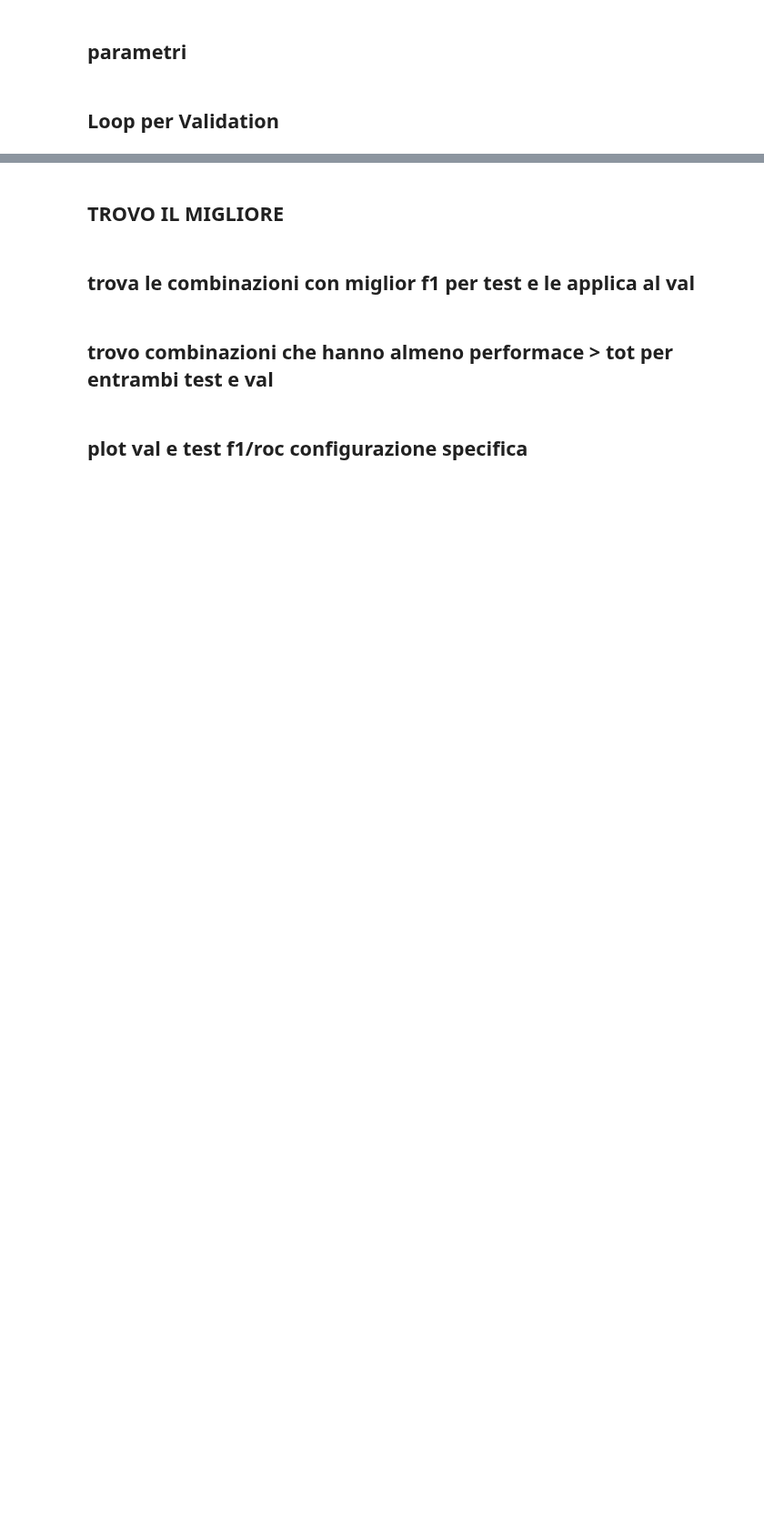
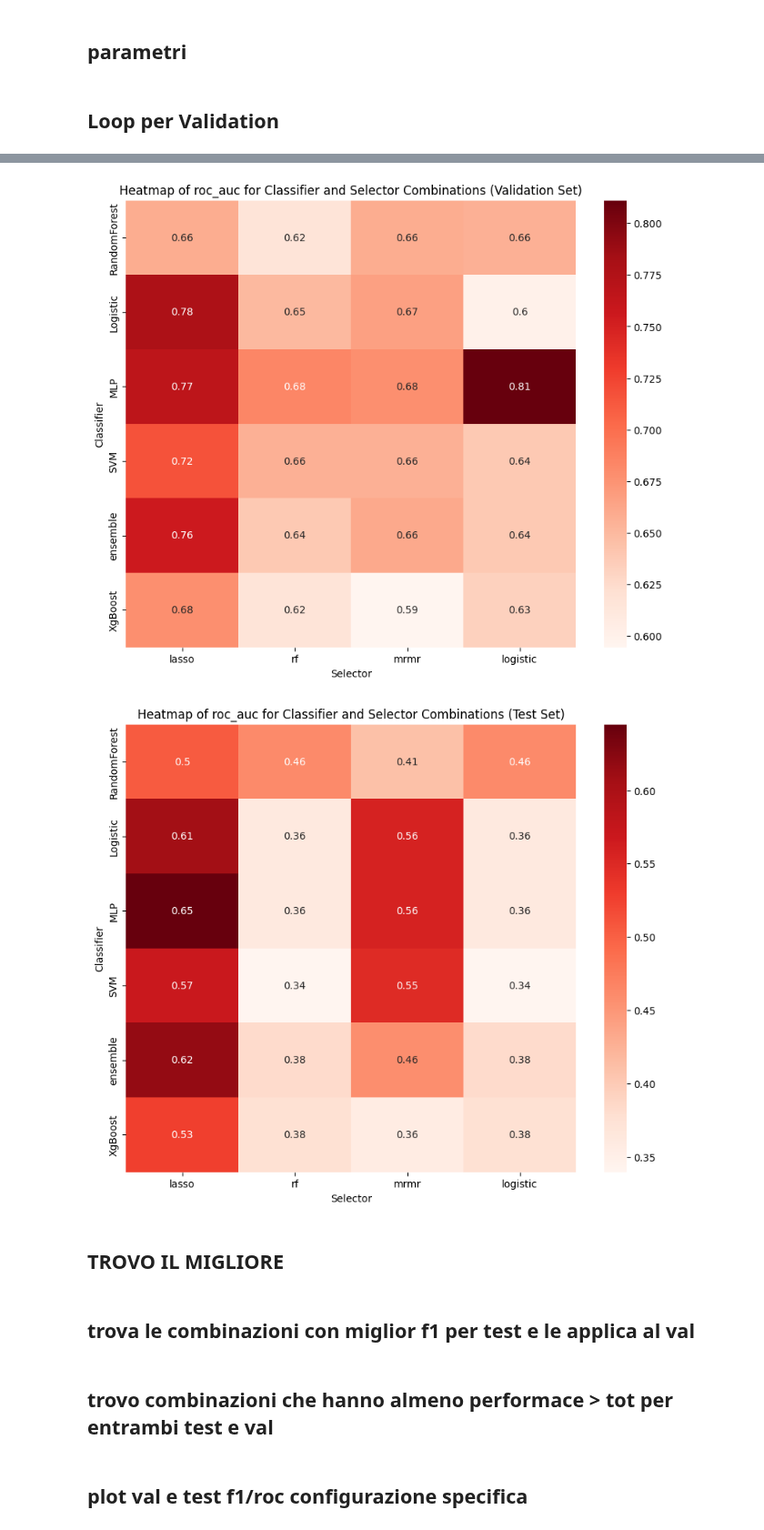
Before and after one commit to alessiamenozzi/TesiBaroniMenozzi, a Jupyter notebook: ClassificatoriFINAL/Classificatore2D1VALIDATION.ipynb, the cells around one changed output, grey strips where cells are left out. Shown at 91% size. Drawn from its saved outputs; the diff is of its cells as text; code cells hidden in the pictures; blank space fills up the shorter version.

```diff
--- a/ClassificatoriFINAL/Classificatore2D1VALIDATION.ipynb
+++ b/ClassificatoriFINAL/Classificatore2D1VALIDATION.ipynb
@@ -671,9 +682,12 @@ for i, classifier in enumerate(classifiers):
                 for alpha in alpha_values:
                     print("Doing alpha ", alpha )
                     classi= classifierinitialization(classifier)
-                    best_case_val= classification_method(selector, classi, alpha, X_train_reduced, Y_train, X_val_reduced, y_val, 0, mode="Val", selected_features=[0], thresholds=0.5)
 
-                    if(best_case_val==0):
+                    x_resized, y_resized = smote.fit_resample(X_train_reduced, Y_train)
+
+                    best_case_val= classification_method(selector, classi, alpha, x_resized, y_resized, X_val_reduced, y_val, 0, mode="Val", selected_features=[0], thresholds=0.5)
+
+                    if(best_case_val==0 or best_case_val['num_features'] >= 30):
                          continue
 
                     results_val[k] = {
@@ -693,8 +707,10 @@ for i, classifier in enumerate(classifiers):
                     #print(best_case_val['num_features'])
                     classi= classifierinitialization(classifier)
 
-                    best_case_test= classification_method(selector, classi, alpha, X_train_reduced, Y_train, X_test_reduced, y_test, 0, mode="Val", selected_features=[0], thresholds=0.5)
+                    best_case_test= classification_method(selector, classi, alpha, X_train_reduced1, Y_train1, X_test_reduced, y_test, 0, mode="Val", selected_features=[0], thresholds=0.5)
 
+                    if(best_case_test==0):
+                         continue
                     results_test[k] = {
                                         'classifier': classifier,
                                         'selector': selector,
@@ -716,7 +732,9 @@ for i, classifier in enumerate(classifiers):
                 for t in range(1, limit):
                         classi= classifierinitialization(classifier)
 
-                        best_case_val= classification_method(selector, classi, 0, X_train_reduced, Y_train, X_val_reduced, y_val, t, mode="Val", selected_features=[0], thresholds=0.5)
+                        x_resized, y_resized = smote.fit_resample(X_train_reduced, Y_train)
+
+                        best_case_val= classification_method(selector, classi, 0, x_resized, y_resized, X_val_reduced, y_val, t, mode="Val", selected_features=[0], thresholds=0.5)
 
                         results_val[k] = {
                                             'classifier': classifier,
@@ -734,7 +752,7 @@ for i, classifier in enumerate(classifiers):
                         #print(results_val_others[k]['f1'])
                         classi= classifierinitialization(classifier)
 
-                        best_case_test= classification_method(selector, classi, 0, X_train_reduced, Y_train, X_test_reduced, y_test, t, mode="Val", selected_features=[0], thresholds=0.5)
+                        best_case_test= classification_method(selector, classi, 0, X_train_reduced1, Y_train1, X_test_reduced, y_test, t, mode="Val", selected_features=[0], thresholds=0.5)
 
                         results_test[k] = {
                                             'classifier': classifier,
@@ -765,7 +806,7 @@ print(f"Filtered results_test: {len(results_val)} entries remaining")
 # %%
 positive_results = []
 
-METRICA= 'balanced accuracy'
+METRICA= 'f1'
 
 # Step 2: Loop through each seed in the validation results
 for seed in range(1, 8):
@@ -840,3 +885,64 @@ else:
+# %%
+selected_metric = 'roc_auc'  # Puoi cambiare con la metrica che desideri utilizzare
+
+# Definisci l'ordine fisso dei classifiers e dei selectors
+fixed_classifiers = ['RandomForest', 'Logistic', 'MLP', 'SVM', 'ensemble', 'XgBoost']  # Aggiungi qui tutti i classifiers che usi
+fixed_selectors = ['lasso', 'rf', 'mrmr', 'logistic']  # Aggiungi qui tutti i selectors che usi
+
+# Ordina la lista results_val per la metrica selezionata (validation set)
+results_val_sorted = sorted(results_val, key=lambda x: x[selected_metric], reverse=True)
+
+# Crea una tabella per tracciare il migliore per ogni combinazione di classifier e selector sul validation set
+best_combinations_val = {}
+
+for result in results_val_sorted:
+    classifier = result['classifier']
+    selector = result['selector']
+
+    # Se non esiste già una combinazione per questo classificatore e selettore, la memorizziamo
+    if (classifier, selector) not in best_combinations_val:
+        best_combinations_val[(classifier, selector)] = result
+
+# Crea una matrice per la heatmap sul validation set con righe fisse
+heatmap_data_val = np.zeros((len(fixed_classifiers), len(fixed_selectors)))
+
+# Riempie la matrice con i valori della metrica selezionata sul validation set
+for i, classifier in enumerate(fixed_classifiers):
+    for j, selector in enumerate(fixed_selectors):
+        if (classifier, selector) in best_combinations_val:
+            heatmap_data_val[i, j] = best_combinations_val[(classifier, selector)][selected_metric]
+
+# Genera la heatmap per il validation set (sfumature di rosso)
+plt.figure(figsize=(10, 8))
+sns.heatmap(heatmap_data_val, annot=True, xticklabels=fixed_selectors, yticklabels=fixed_classifiers, cmap="Reds")
+plt.title(f"Heatmap of {selected_metric} for Classifier and Selector Combinations (Validation Set)")
+plt.xlabel("Selector")
+plt.ylabel("Classifier")
+plt.show()
+
+# Ora facciamo lo stesso per il test set, usando le stesse combinazioni dal validation
+heatmap_data_test = np.zeros((len(fixed_classifiers), len(fixed_selectors)))
+
+# Riempie la matrice con i valori della metrica selezionata sul test set per le stesse combinazioni
+for i, classifier in enumerate(fixed_classifiers):
+    for j, selector in enumerate(fixed_selectors):
+        if (classifier, selector) in best_combinations_val:
+            # Trova la corrispondente combinazione nel test set
+            for result in results_test:
+                if result['classifier'] == classifier and result['selector'] == selector:
+                    heatmap_data_test[i, j] = result[selected_metric]
+                    break
+
+# Genera la heatmap per il test set (sfumature di rosso)
+plt.figure(figsize=(10, 8))
+sns.heatmap(heatmap_data_test, annot=True, xticklabels=fixed_selectors, yticklabels=fixed_classifiers, cmap="Reds")
+plt.title(f"Heatmap of {selected_metric} for Classifier and Selector Combinations (Test Set)")
+plt.xlabel("Selector")
+plt.ylabel("Classifier")
+plt.show()
+# %% [output]
+[figure, added]
+[figure, added]
 # %% [markdown]
 ## TROVO IL MIGLIORE
 # %% [markdown]
```
Also changed, not shown: parts of 9 cells of this notebook, 5 other files.
